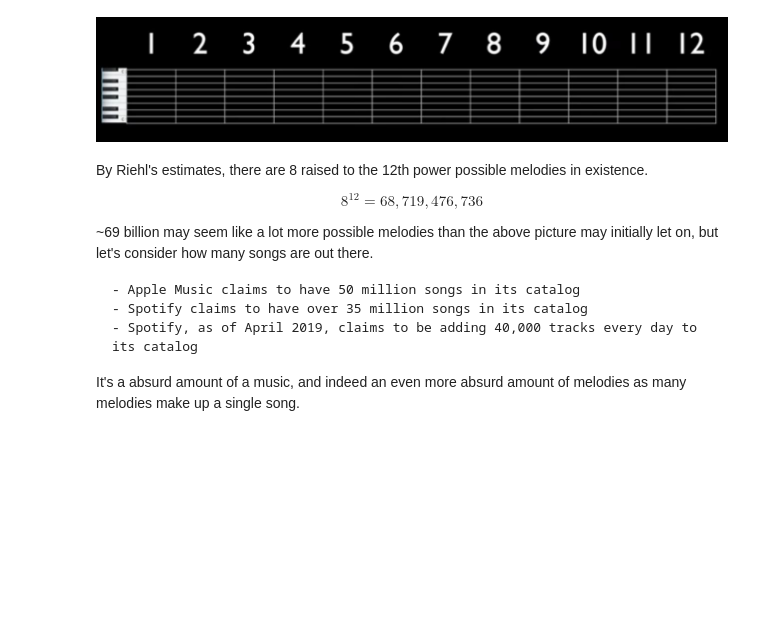
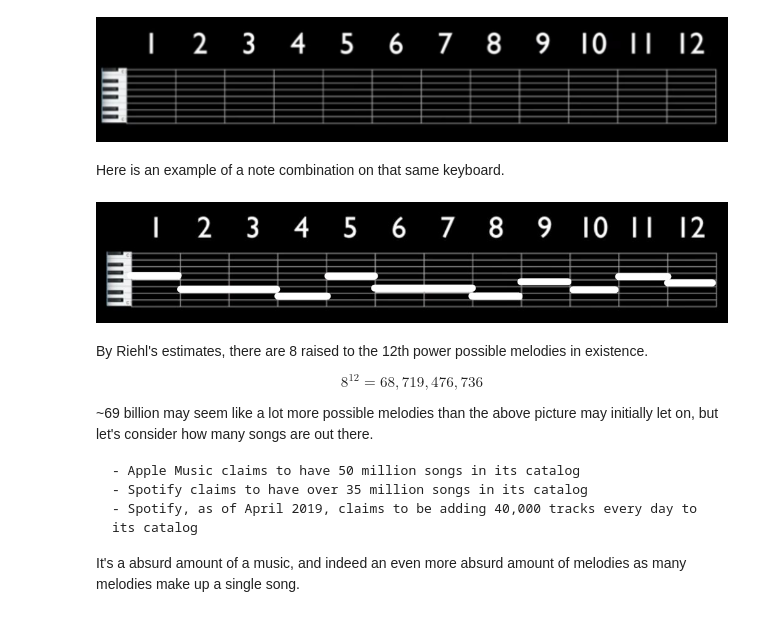
Before and after one commit to danielheffley/Danheff, a Jupyter notebook: Mathematics of Melodies.ipynb, the cells around one changed output. Saved outputs shown, nothing was run; the diff lists cells and outputs as text; code cells hidden in the pictures; blank space fills up the shorter version.

```diff
--- a/Mathematics of Melodies.ipynb
+++ b/Mathematics of Melodies.ipynb
@@ -15,6 +15,13 @@ url = 'https://user-images.githubusercontent.com/58672183/74614033-388fca80-50e2
 IPython.display.Image(url, width = 1000)
 # %% [output]
 [figure]
+# %% [markdown]
+Here is an example of a note combination on that same keyboard.
+# %%
+url = 'https://user-images.githubusercontent.com/58672183/74671016-4859ee00-5178-11ea-83bf-89d1bb89005f.jpg'
+IPython.display.Image(url, width = 1000)
+# %% [output]
+[figure, added]
 # %% [markdown]
 By Riehl's estimates, there are 8 raised to the 12th power possible melodies in existence.
 
```
Also changed, not shown: parts of 2 cells of this notebook.
